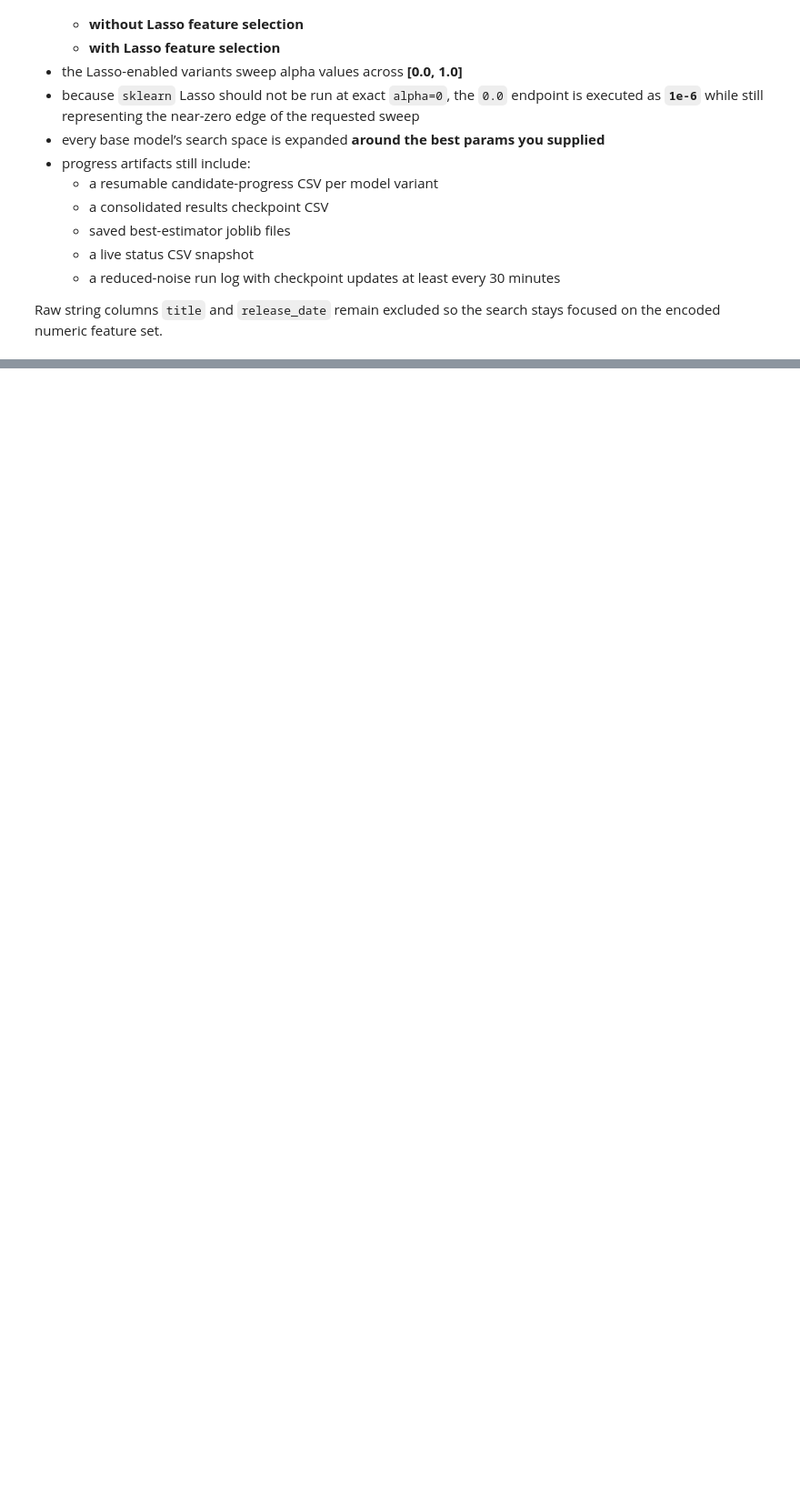
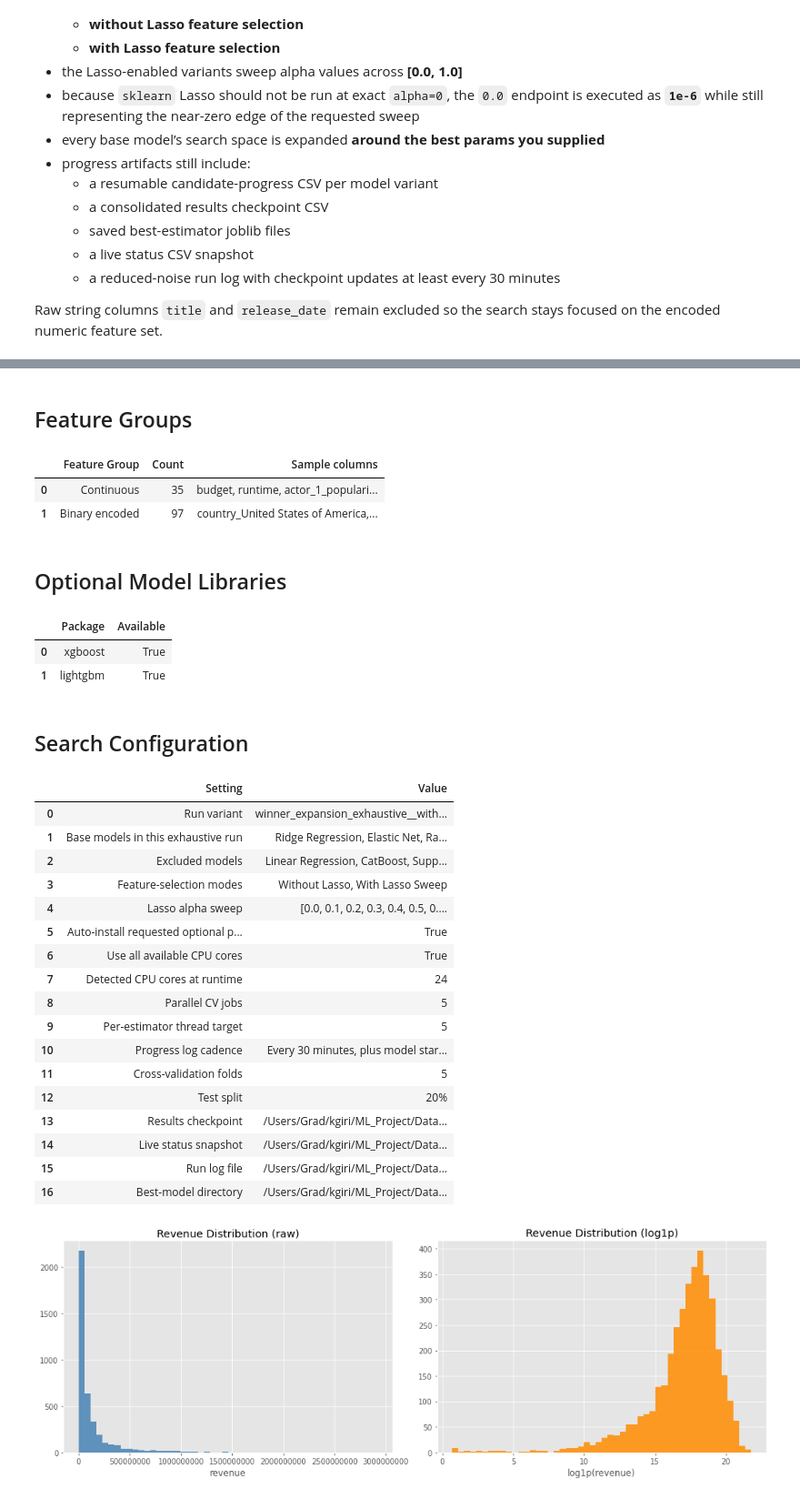
Before and after one commit to Kabhilesh-Giri/Pre-Release-Movie-Revenue-Prediction-Using-Supervised-Machine-Learning-, a Jupyter notebook: HyperParameterTuning_ModelFinalization.ipynb, the cells around one changed output, grey strips where cells are left out. Shown at 91% size. Saved outputs shown, nothing was run; the diff lists cells and outputs as text; code cells hidden in the pictures; blank space fills up the shorter version.

Commit message:
Clean movie revenue prediction project

```diff
--- a/HyperParameterTuning_ModelFinalization.ipynb
+++ b/HyperParameterTuning_ModelFinalization.ipynb
@@ -124,7 +124,7 @@ pd.set_option("display.max_columns", None)
 if PLOTTING_AVAILABLE:
     plt.style.use("ggplot")
 
-DATA_PATH = Path(r"Dataset\comparison_outputs\Movies-Dataset-no-missing-2000-2026-ML-Ready-encoded.csv")
+DATA_PATH = Path(r"/Users/Grad/kgiri/ML_Project/Dataset/comparison_outputs/Movies-Dataset-no-missing-2000-2026-ML-Ready-encoded.csv")
 TARGET_COLUMN = "revenue"
 EXCLUDED_COLUMNS = ["title", "release_date", TARGET_COLUMN]
 
@@ -133,13 +133,14 @@ BASE_MODEL_NAMES = [
     "Elastic Net",
     "Random Forest Regressor",
     "KNN",
-    "XGBoost",
-    "LightGBM",
+
 ]
 EXCLUDED_MODEL_NAMES = [
     "Linear Regression",
     "CatBoost",
     "Support Vector Regression (SVR)",
+    "XGBoost",
+    "LightGBM",
 ]
 FEATURE_SELECTION_MODES = [
     "Without Lasso",
@@ -359,3 +360,4 @@ if PLOTTING_AVAILABLE:
     plt.show()
 else:
     display(Markdown("Plotting skipped because matplotlib is not installed in this environment."))
+# %% [output]
@@ -362,3 +374,31 @@ else:
+## Feature Groups
+|  | Feature Group | Count | Sample columns |
+| 0 | Continuous | 35 | budget, runtime, actor_1_populari... |
+| 1 | Binary encoded | 97 | country_United States of America,... |
+## Optional Model Libraries
+|  | Package | Available |
+| 0 | xgboost | True |
+| 1 | lightgbm | True |
+## Search Configuration
+|  | Setting | Value |
+| 0 | Run variant | winner_expansion_exhaustive__with... |
+| 1 | Base models in this exhaustive run | Ridge Regression, Elastic Net, Ra... |
+| 2 | Excluded models | Linear Regression, CatBoost, Supp... |
+| 3 | Feature-selection modes | Without Lasso, With Lasso Sweep |
+| 4 | Lasso alpha sweep | [0.0, 0.1, 0.2, 0.3, 0.4, 0.5, 0.... |
+| 5 | Auto-install requested optional p... | True |
+| 6 | Use all available CPU cores | True |
+| 7 | Detected CPU cores at runtime | 24 |
+| 8 | Parallel CV jobs | 5 |
+| 9 | Per-estimator thread target | 5 |
+| 10 | Progress log cadence | Every 30 minutes, plus model star... |
+| 11 | Cross-validation folds | 5 |
+| 12 | Test split | 20% |
+| 13 | Results checkpoint | /Users/Grad/kgiri/ML_Project/Data... |
+| 14 | Live status snapshot | /Users/Grad/kgiri/ML_Project/Data... |
+| 15 | Run log file | /Users/Grad/kgiri/ML_Project/Data... |
+| 16 | Best-model directory | /Users/Grad/kgiri/ML_Project/Data... |
+[figure, added]
 # %%
 X_train, X_test, y_train, y_test = train_test_split(
     X,
```
Also changed, not shown: parts of 4 cells of this notebook, 29 other files.
